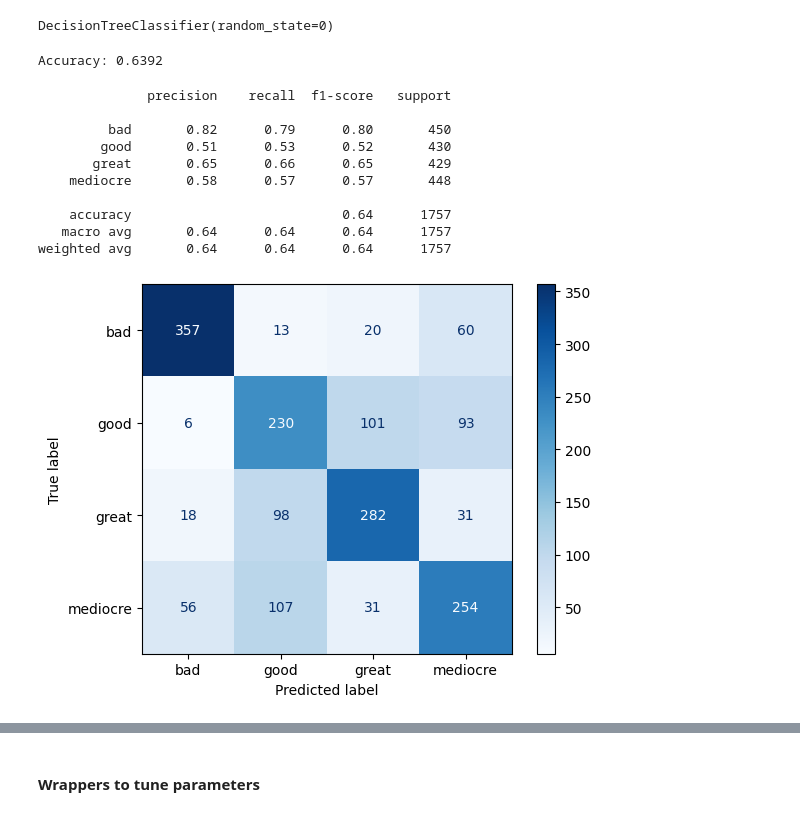
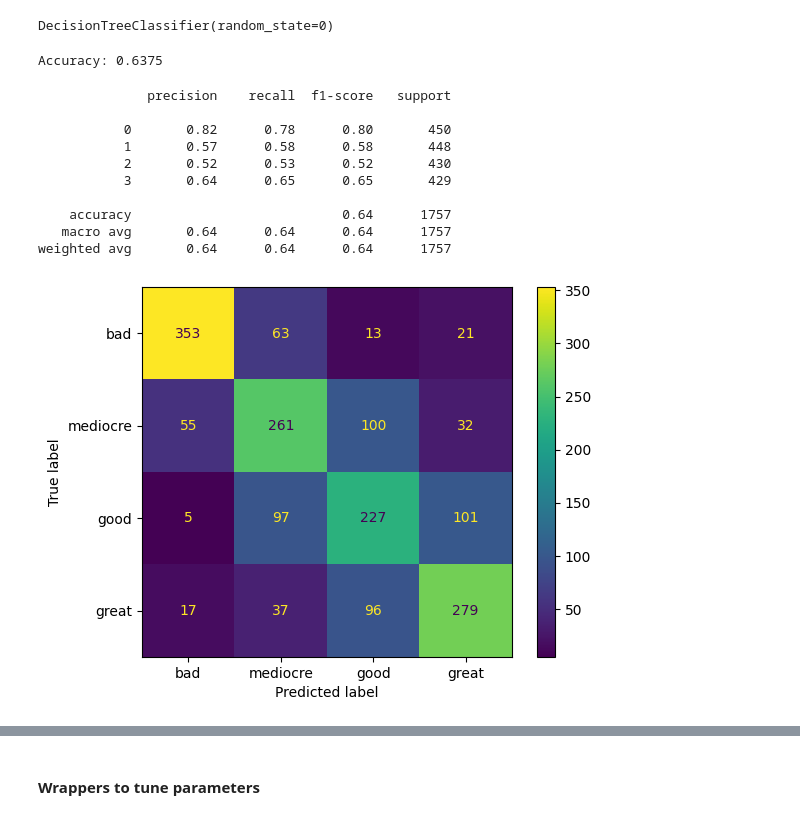
Before and after one commit to jkciesluk/explainable_ai, a Jupyter notebook: cart_tree.ipynb, the cells around one changed output, grey strips where cells are left out. Drawn from its saved outputs; the diff is of its cells as text; code cells hidden in the pictures.

```diff
--- a/cart_tree.ipynb
+++ b/cart_tree.ipynb
@@ -22,4 +23,10 @@ print(feat_names)
 # %%
 #print(df.info())
 #print(df.head())
+# %%
+# Encode categorical variables
+desired_order = ['bad', 'mediocre', 'good', 'great']
+label_encoder = LabelEncoder()
+label_encoder.classes_ = np.array(desired_order)
+df['category'] = label_encoder.transform(df['category'])
 # %%
@@ -60,16 +55,16 @@ accuracy = accuracy_score(Y_test, Y_pred)
 
 print(f'Accuracy: {accuracy:.4f}')
 # %% [output]
-Accuracy: 0.6392
+Accuracy: 0.6375
 # %%
 print(classification_report(Y_test, Y_pred))
 # %% [output]
               precision    recall  f1-score   support
 
-         bad       0.82      0.79      0.80       450
-        good       0.51      0.53      0.52       430
-       great       0.65      0.66      0.65       429
-    mediocre       0.58      0.57      0.57       448
+           0       0.82      0.78      0.80       450
+           1       0.57      0.58      0.58       448
+           2       0.52      0.53      0.52       430
+           3       0.64      0.65      0.65       429
 
     accuracy                           0.64      1757
    macro avg       0.64      0.64      0.64      1757
@@ -77,12 +72,12 @@ weighted avg       0.64      0.64      0.64      1757
 # %%
 # Confusion matrix
 cm = confusion_matrix(Y_test, Y_pred)
 
-disp = ConfusionMatrixDisplay(confusion_matrix=cm, display_labels=class_names)
-disp.plot(cmap=plt.cm.Blues)
+disp = ConfusionMatrixDisplay(confusion_matrix=cm, display_labels=label_encoder.classes_)
+disp.plot()
 plt.show()
 # %% [output]
-[figure, old version]
+[figure, new version]
 # %%
 
 # Visualizing the decision tree with bigger rectangles and text
```
Also changed, not shown: parts of 16 cells of this notebook, 1 other file.
